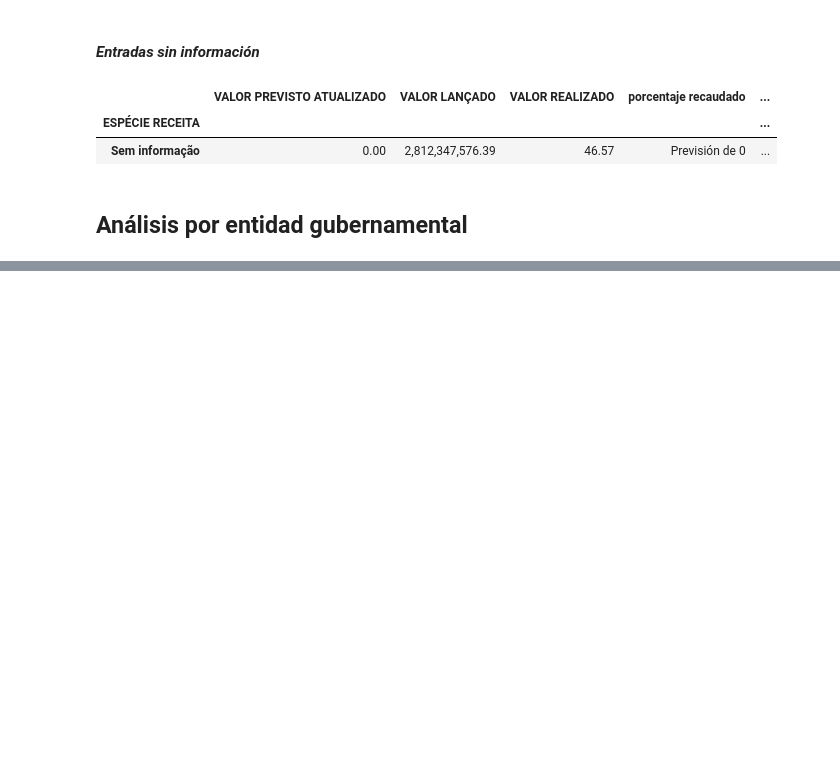
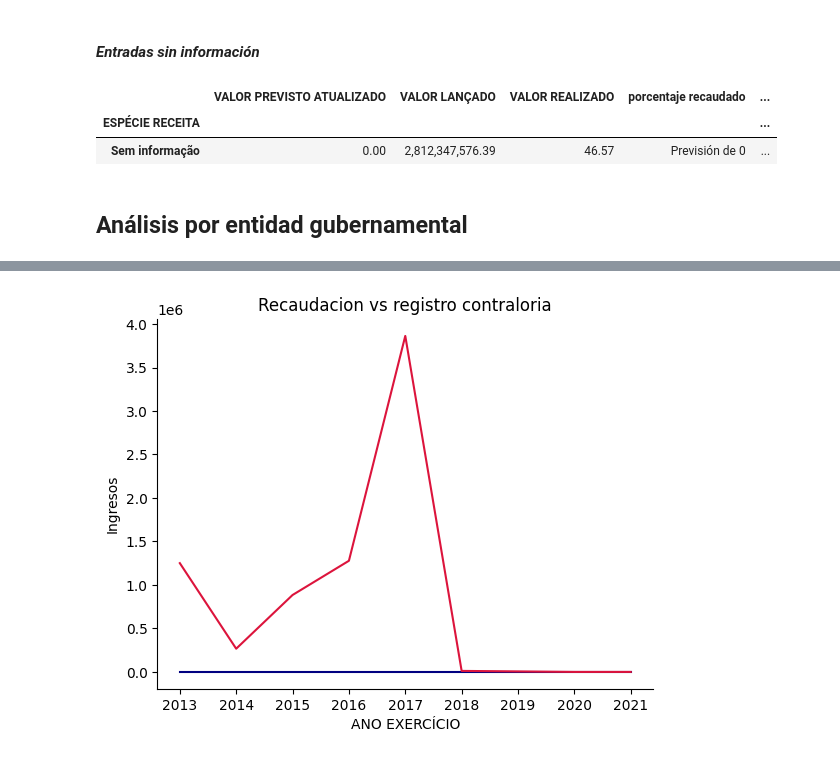
Before and after one commit to Gabijc/Proyecto2-Insights-Brasil, a Jupyter notebook: Análisis_categorías.ipynb, the cells around one changed output, grey strips where cells are left out. Cells and saved outputs as stored; diff of their text form; code cells hidden in the pictures; blank space fills up the shorter version.

```diff
--- a/Análisis_categorías.ipynb
+++ b/Análisis_categorías.ipynb
@@ -423,0 +407,7 @@ fs.info_cat(organizaciones_superiores, "NOME UNIDADE GESTORA")
+# %%
+controladoria_gral = datos_brasil[datos_brasil["NOME ÓRGÃO SUPERIOR"] == "Controladoria-Geral da União"]
+
+print(controladoria_gral["NOME ÓRGÃO"].unique())
+print(controladoria_gral["NOME UNIDADE GESTORA"].unique())
+
+fs.info_cat(controladoria_gral, "NOME ÓRGÃO SUPERIOR")
@@ -423,0 +421,3 @@ fs.info_cat(organizaciones_superiores, "NOME UNIDADE GESTORA")
+# %%
+temporal_contraloria = controladoria_gral.groupby("ANO EXERCÍCIO")[["VALOR LANÇADO","VALOR REALIZADO"]].sum()
+temporal_contraloria
@@ -423,0 +435,4 @@ fs.info_cat(organizaciones_superiores, "NOME UNIDADE GESTORA")
+# %%
+fs.evolucion_temporal(temporal_contraloria, "ANO EXERCÍCIO",["VALOR LANÇADO", "VALOR REALIZADO"])
+# %% [output]
+[figure, added]
```
Also changed, not shown: parts of 21 cells of this notebook, 1 other file.
